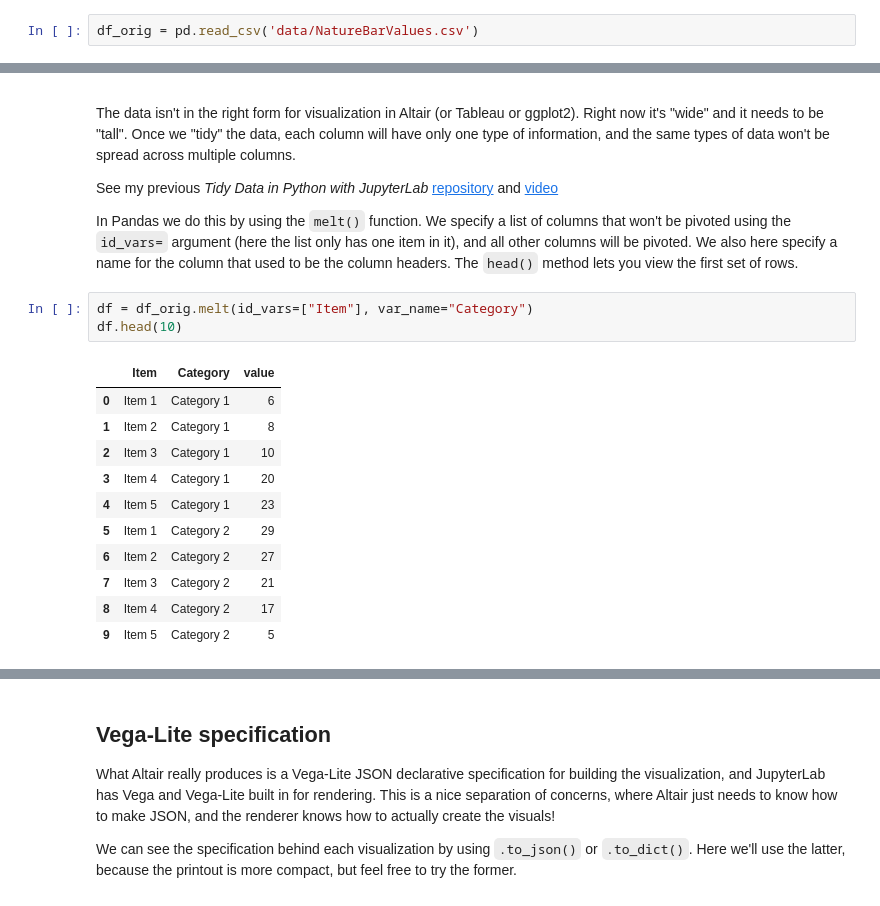
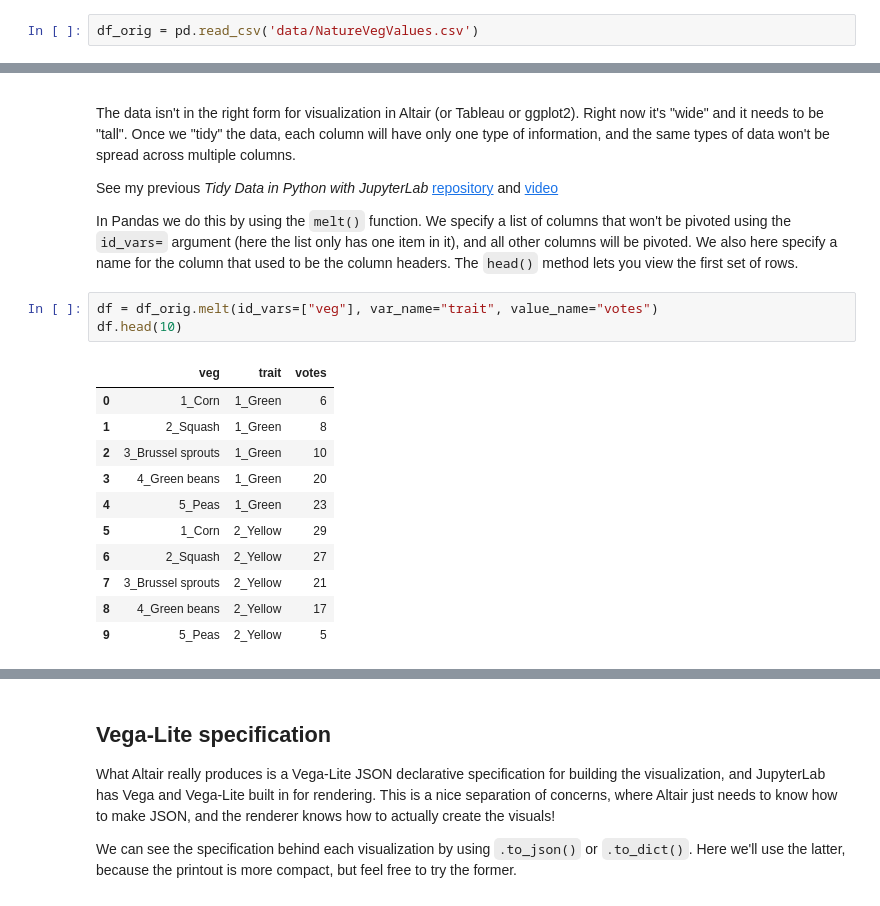
Before and after one commit to emonson/altair-vis-python, a Jupyter notebook: 01_NatureVegetables.ipynb, the cells around one changed output, grey strips where cells are left out. Drawn from its saved outputs; the diff is of its cells as text.

Commit message:
changed all Nature to veg

```diff
--- a/01_NatureBarValues.ipynb
+++ b/01_NatureVegetables.ipynb
@@ -21,4 +21,4 @@ We'll load all data into a Panda DataFrame. A DataFrame is just a special data s
 
 This pretend data set has values for five items in five categories. It gives us a chance to play around with various visual representations. **The best choice depends on which comparisons are most important to the story you're trying to tell!**
 # %%
-df_orig = pd.read_csv('data/NatureBarValues.csv')
+df_orig = pd.read_csv('data/NatureVegValues.csv')
@@ -45,18 +47,18 @@ See my previous *Tidy Data in Python with JupyterLab*
 
 In Pandas we do this by using the `melt()` function. We specify a list of columns that won't be pivoted using the `id_vars=` argument (here the list only has one item in it), and all other columns will be pivoted. We also here specify a name for the column that used to be the column headers. The `head()` method lets you view the first set of rows.
 # %%
-df = df_orig.melt(id_vars=["Item"], var_name="Category")
+df = df_orig.melt(id_vars=["veg"], var_name="trait", value_name="votes")
 df.head(10)
 # %% [output]
-|  | Item | Category | value |
-| 0 | Item 1 | Category 1 | 6 |
-| 1 | Item 2 | Category 1 | 8 |
-| 2 | Item 3 | Category 1 | 10 |
-| 3 | Item 4 | Category 1 | 20 |
-| 4 | Item 5 | Category 1 | 23 |
-| 5 | Item 1 | Category 2 | 29 |
-| 6 | Item 2 | Category 2 | 27 |
-| 7 | Item 3 | Category 2 | 21 |
-| 8 | Item 4 | Category 2 | 17 |
-| 9 | Item 5 | Category 2 | 5 |
+|  | veg | trait | votes |
+| 0 | 1_Corn | 1_Green | 6 |
+| 1 | 2_Squash | 1_Green | 8 |
+| 2 | 3_Brussel sprouts | 1_Green | 10 |
+| 3 | 4_Green beans | 1_Green | 20 |
+| 4 | 5_Peas | 1_Green | 23 |
+| 5 | 1_Corn | 2_Yellow | 29 |
+| 6 | 2_Squash | 2_Yellow | 27 |
+| 7 | 3_Brussel sprouts | 2_Yellow | 21 |
+| 8 | 4_Green beans | 2_Yellow | 17 |
+| 9 | 5_Peas | 2_Yellow | 5 |
 # %% [markdown]
```
Also changed, not shown: parts of 53 cells of this notebook, 3 other files.
